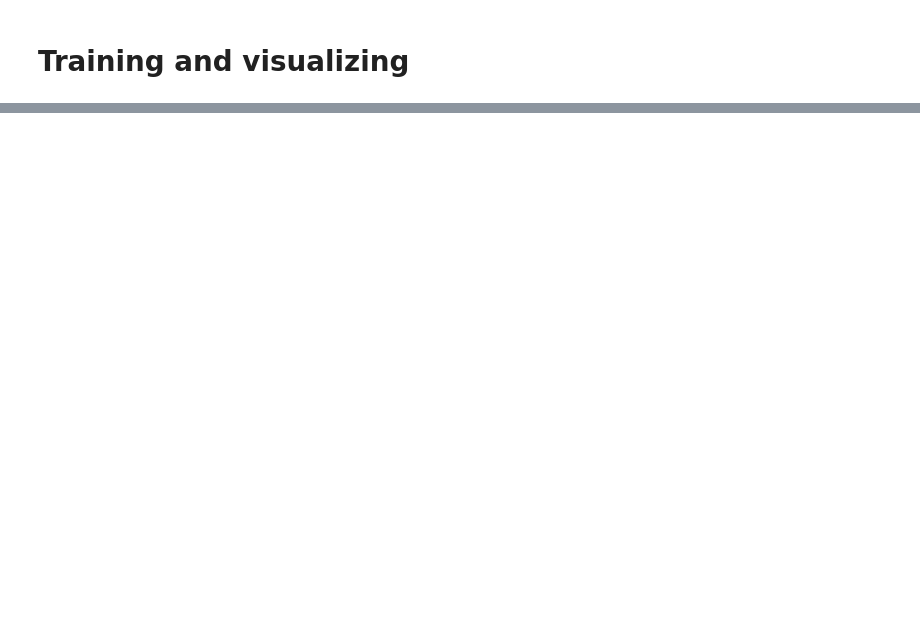
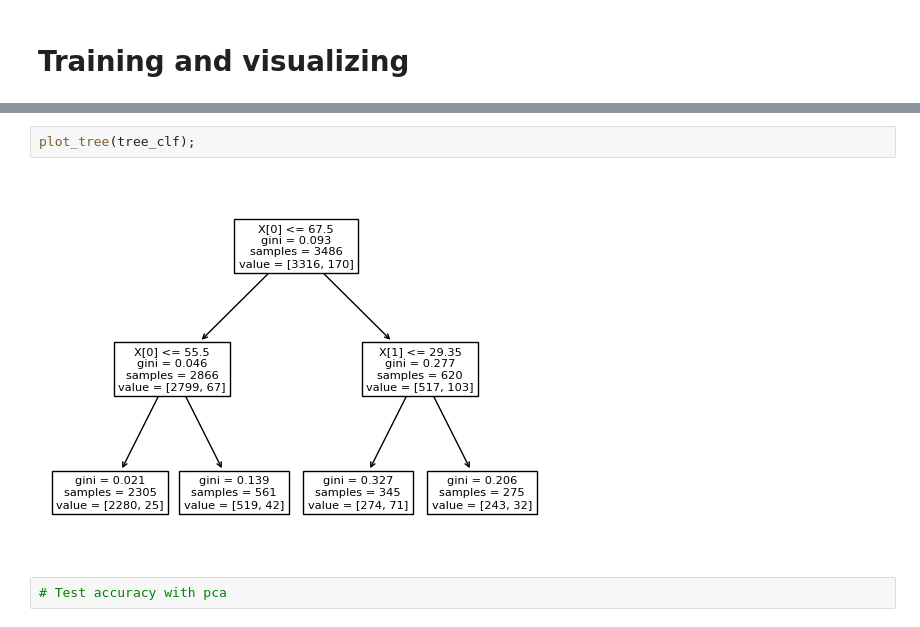
Before and after one commit to Lisnivia/F21DL, a Jupyter notebook: Lab 8.ipynb, the cells around one changed output, grey strips where cells are left out. Cells and saved outputs as stored; diff of their text form; blank space fills up the shorter version.

```diff
--- a/Lab 8.ipynb
+++ b/Lab 8.ipynb
@@ -513,0 +110,6 @@ plt.show()
+# %%
+plot_tree(tree_clf);
+# %% [output]
+[figure, added]
+# %%
+# Test accuracy with pca
```
Also changed, not shown: parts of 64 cells of this notebook.
